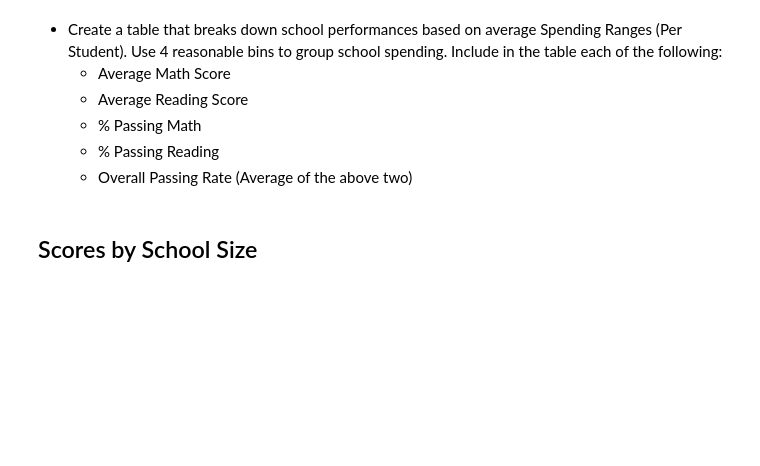
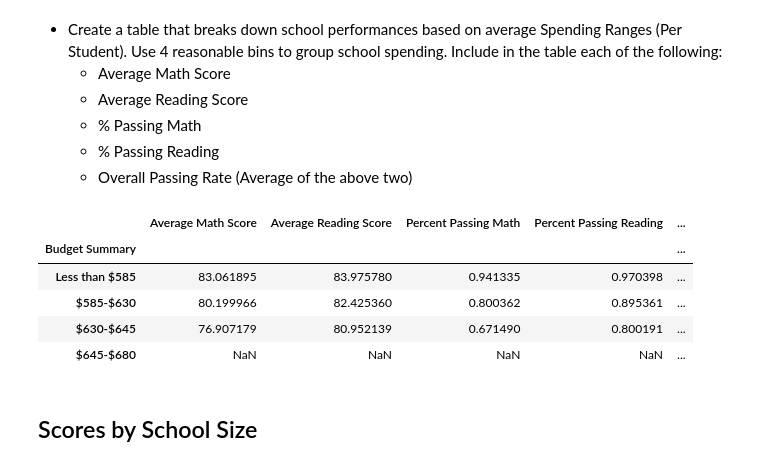
Before and after one commit to kblood86/Pandas_Challenge, a Jupyter notebook: PyCitySchools/PyCity_working_katie.ipynb, the cells around one changed output. Saved outputs shown, nothing was run; the diff lists cells and outputs as text; code cells hidden in the pictures; blank space fills up the shorter version.

```diff
--- a/PyCitySchools/PyCity_working_katie.ipynb
+++ b/PyCitySchools/PyCity_working_katie.ipynb
@@ -283,6 +378,24 @@ math_grade_df
   * % Passing Math
   * % Passing Reading
   * Overall Passing Rate (Average of the above two)
+# %%
+bins = [0, 585, 630, 645, 680]
+labels =['Less than $585', '$585-$630', '$630-$645', '$645-$680']
+# %%
+school_summary_df['Budget Summary']=pd.cut(school_summary_df["Budget per Student"], bins, labels=labels, include_lowest=True)
+# %%
+budget_summary_df=school_summary_df.groupby("Budget Summary").mean()
+budget_summary_df = budget_summary_df.drop('Total Students',1)
+budget_summary_df = budget_summary_df.drop('Total School Budget',1)
+budget_summary_df = budget_summary_df.drop('Budget per Student',1)
+budget_summary_df
+# %% [output]
+|  | Average Math Score | Average Reading Score | Percent Passing Math | Percent Passing Reading | ... |
+| Budget Summary |  |  |  |  | ... |
+| Less than $585 | 83.061895 | 83.975780 | 0.941335 | 0.970398 | ... |
+| $585-$630 | 80.199966 | 82.425360 | 0.800362 | 0.895361 | ... |
+| $630-$645 | 76.907179 | 80.952139 | 0.671490 | 0.800191 | ... |
+| $645-$680 | NaN | NaN | NaN | NaN | ... |
 # %% [markdown]
 ## Scores by School Size
 # %% [markdown]
```
Also changed, not shown: parts of 44 cells of this notebook.
